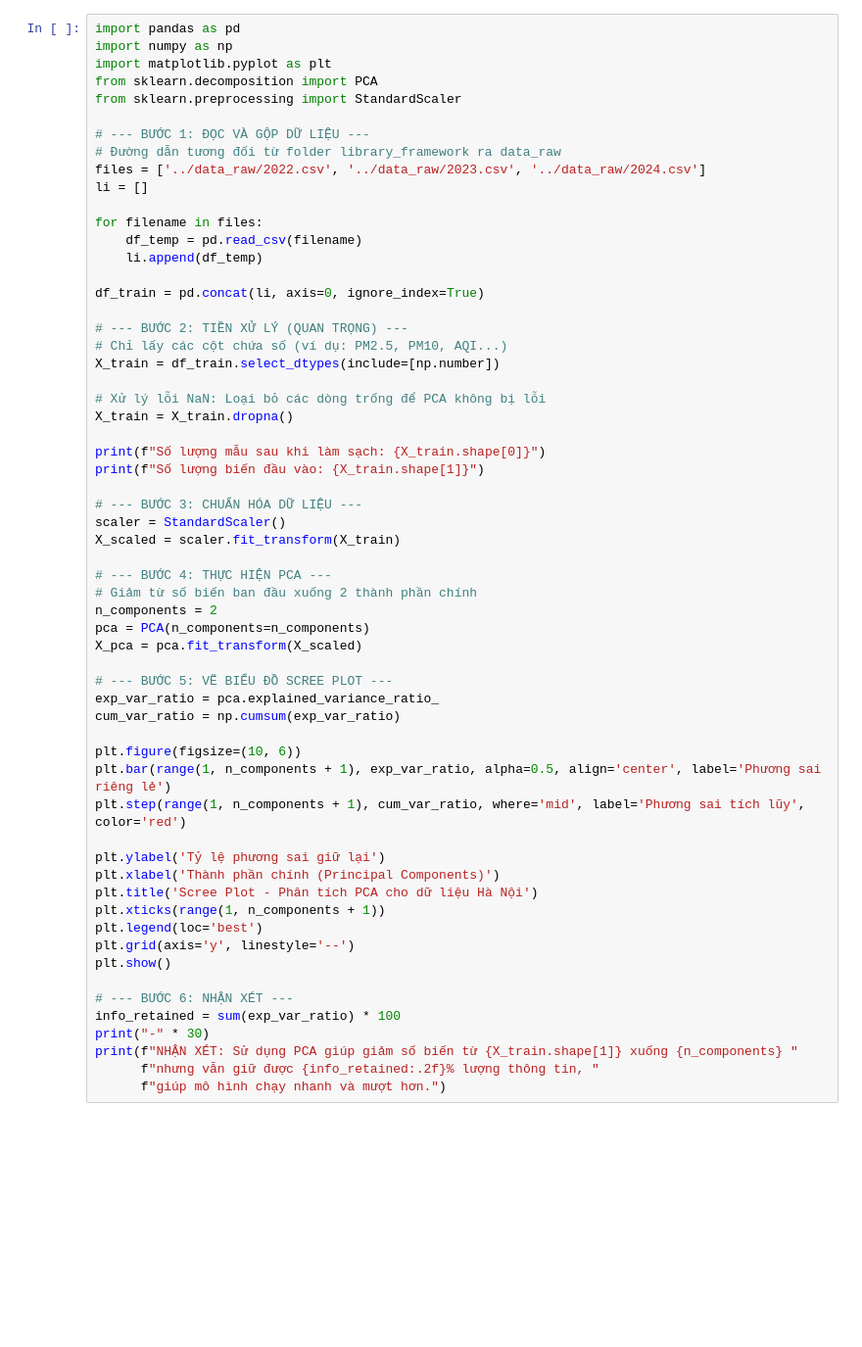
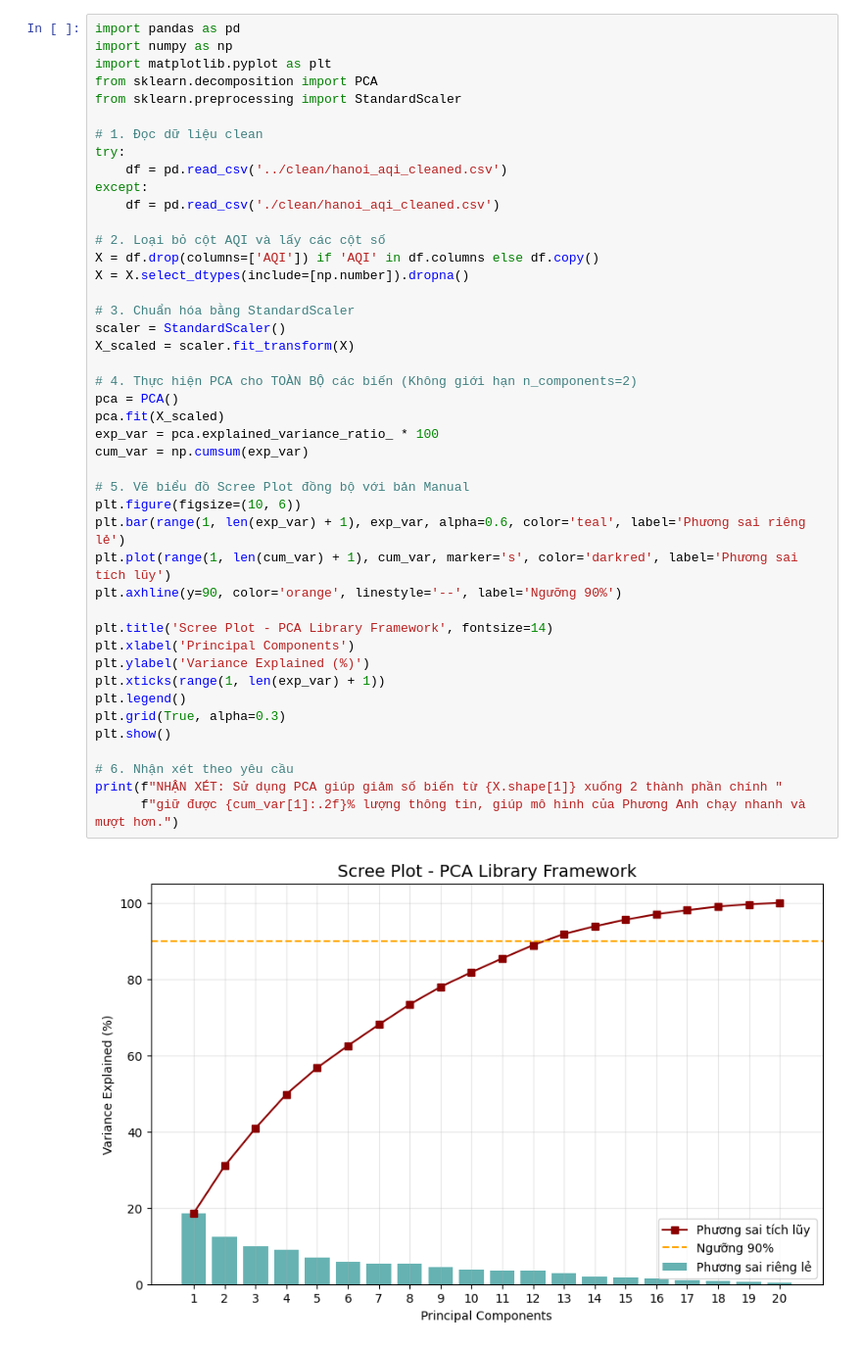
Before and after one commit to anh922006/air-quality-index-in-hanoi-, a Jupyter notebook: library_framwork/PCA.ipynb, the cells around one changed output. Shown at 98% size. Drawn from its saved outputs; the diff is of its cells as text; blank space fills up the shorter version.

Commit message:
Hoan thanh PCA: Cap nhat du lieu clean, bo AQI, ve Scree Plot du cot

```diff
--- a/library_framwork/PCA.ipynb
+++ b/library_framwork/PCA.ipynb
@@ -1,61 +1,46 @@
 # %%
 import pandas as pd
 import numpy as np
 import matplotlib.pyplot as plt
 from sklearn.decomposition import PCA
 from sklearn.preprocessing import StandardScaler
 
-# --- BƯỚC 1: ĐỌC VÀ GỘP DỮ LIỆU ---
-# Đường dẫn tương đối từ folder library_framework ra data_raw
-files = ['../data_raw/2022.csv', '../data_raw/2023.csv', '../data_raw/2024.csv']
-li = []
+# 1. Đọc dữ liệu clean
+try:
+    df = pd.read_csv('../clean/hanoi_aqi_cleaned.csv')
+except:
+    df = pd.read_csv('./clean/hanoi_aqi_cleaned.csv')
 
-for filename in files:
-    df_temp = pd.read_csv(filename)
-    li.append(df_temp)
+# 2. Loại bỏ cột AQI và lấy các cột số
+X = df.drop(columns=['AQI']) if 'AQI' in df.columns else df.copy()
+X = X.select_dtypes(include=[np.number]).dropna()
 
-df_train = pd.concat(li, axis=0, ignore_index=True)
+# 3. Chuẩn hóa bằng StandardScaler
+scaler = StandardScaler()
+X_scaled = scaler.fit_transform(X)
 
-# --- BƯỚC 2: TIỀN XỬ LÝ (QUAN TRỌNG) ---
-# Chỉ lấy các cột chứa số (ví dụ: PM2.5, PM10, AQI...)
-X_train = df_train.select_dtypes(include=[np.number])
+# 4. Thực hiện PCA cho TOÀN BỘ các biến (Không giới hạn n_components=2)
+pca = PCA()
+pca.fit(X_scaled)
+exp_var = pca.explained_variance_ratio_ * 100
+cum_var = np.cumsum(exp_var)
 
-# Xử lý lỗi NaN: Loại bỏ các dòng trống để PCA không bị lỗi
-X_train = X_train.dropna()
+# 5. Vẽ biểu đồ Scree Plot đồng bộ với bản Manual
+plt.figure(figsize=(10, 6))
+plt.bar(range(1, len(exp_var) + 1), exp_var, alpha=0.6, color='teal', label='Phương sai riêng lẻ')
+plt.plot(range(1, len(cum_var) + 1), cum_var, marker='s', color='darkred', label='Phương sai tích lũy')
+plt.axhline(y=90, color='orange', linestyle='--', label='Ngưỡng 90%')
 
-print(f"Số lượng mẫu sau khi làm sạch: {X_train.shape[0]}")
-print(f"Số lượng biến đầu vào: {X_train.shape[1]}")
-
-# --- BƯỚC 3: CHUẨN HÓA DỮ LIỆU ---
-scaler = StandardScaler()
-X_scaled = scaler.fit_transform(X_train)
-
-# --- BƯỚC 4: THỰC HIỆN PCA ---
-# Giảm từ số biến ban đầu xuống 2 thành phần chính
-n_components = 2
-pca = PCA(n_components=n_components)
-X_pca = pca.fit_transform(X_scaled)
-
-# --- BƯỚC 5: VẼ BIỂU ĐỒ SCREE PLOT ---
-exp_var_ratio = pca.explained_variance_ratio_
-cum_var_ratio = np.cumsum(exp_var_ratio)
-
-plt.figure(figsize=(10, 6))
-plt.bar(range(1, n_components + 1), exp_var_ratio, alpha=0.5, align='center', label='Phương sai riêng lẻ')
-plt.step(range(1, n_components + 1), cum_var_ratio, where='mid', label='Phương sai tích lũy', color='red')
-
-plt.ylabel('Tỷ lệ phương sai giữ lại')
-plt.xlabel('Thành phần chính (Principal Components)')
-plt.title('Scree Plot - Phân tích PCA cho dữ liệu Hà Nội')
-plt.xticks(range(1, n_components + 1))
-plt.legend(loc='best')
-plt.grid(axis='y', linestyle='--')
+plt.title('Scree Plot - PCA Library Framework', fontsize=14)
+plt.xlabel('Principal Components')
+plt.ylabel('Variance Explained (%)')
+plt.xticks(range(1, len(exp_var) + 1))
+plt.legend()
+plt.grid(True, alpha=0.3)
 plt.show()
 
-# --- BƯỚC 6: NHẬN XÉT ---
-info_retained = sum(exp_var_ratio) * 100
-print("-" * 30)
-print(f"NHẬN XÉT: Sử dụng PCA giúp giảm số biến từ {X_train.shape[1]} xuống {n_components} "
-      f"nhưng vẫn giữ được {info_retained:.2f}% lượng thông tin, "
-      f"giúp mô hình chạy nhanh và mượt hơn.")
+# 6. Nhận xét theo yêu cầu
+print(f"NHẬN XÉT: Sử dụng PCA giúp giảm số biến từ {X.shape[1]} xuống 2 thành phần chính "
+      f"giữ được {cum_var[1]:.2f}% lượng thông tin, giúp mô hình của Phương Anh chạy nhanh và mượt hơn.")
 # %% [output]
+[figure, new version]
```
Also changed, not shown: parts of 1 cell of this notebook, 1 other file.
